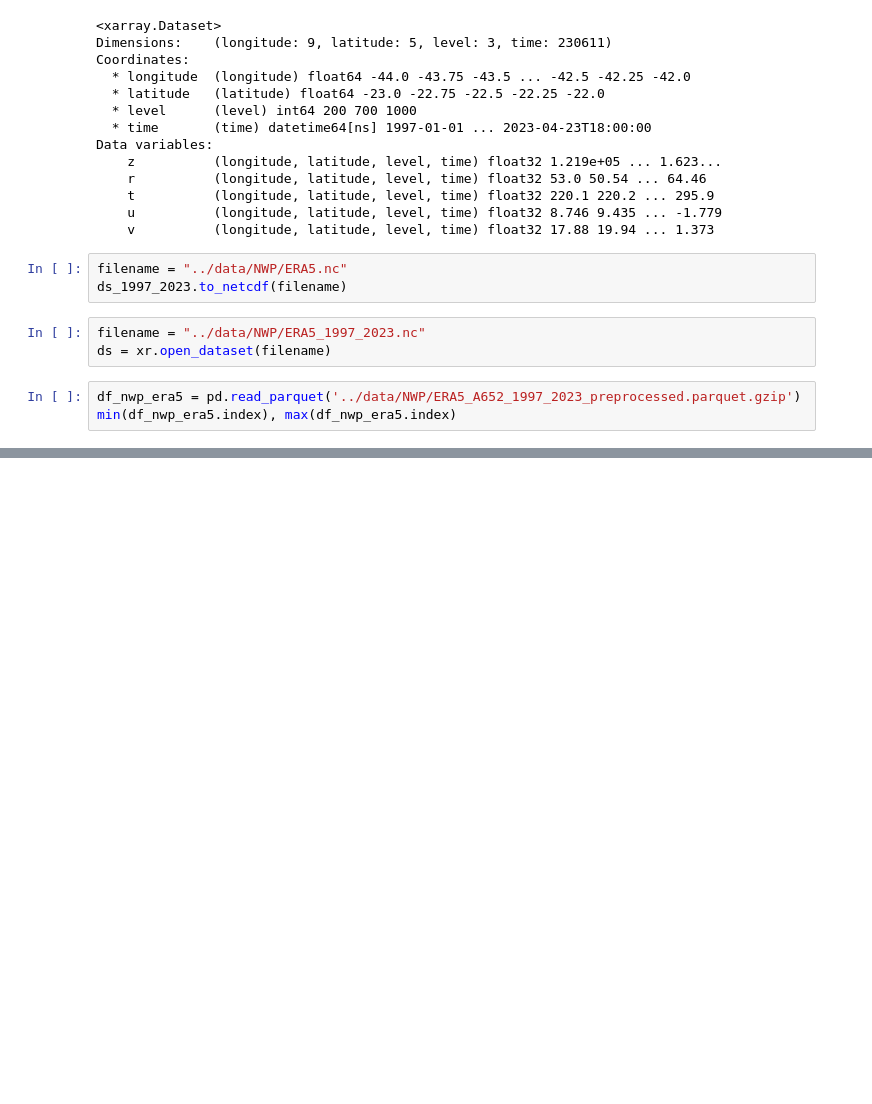
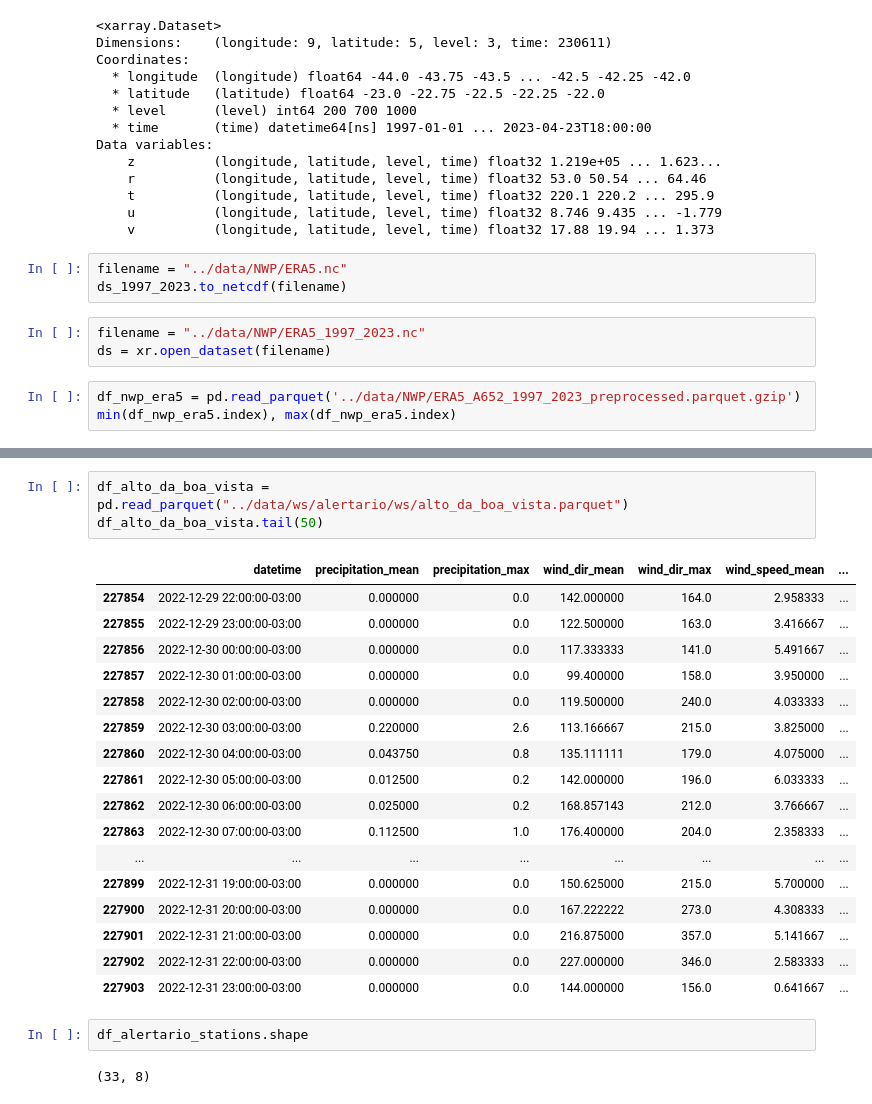
Before and after one commit to NietoCurcio/atmoseer, a Jupyter notebook: notebooks/era5.ipynb, the cells around one changed output, grey strips where cells are left out. Cells and saved outputs as stored; diff of their text form; blank space fills up the shorter version.

```diff
--- a/notebooks/era5.ipynb
+++ b/notebooks/era5.ipynb
@@ -382,0 +844,25 @@ min(df_nwp_era5.index), max(df_nwp_era5.index)
+# %%
+df_alto_da_boa_vista = pd.read_parquet("../data/ws/alertario/ws/alto_da_boa_vista.parquet")
+df_alto_da_boa_vista.tail(50)
+# %% [output]
+|  | datetime | precipitation_mean | precipitation_max | wind_dir_mean | wind_dir_max | wind_speed_mean | ... |
+| 227854 | 2022-12-29 22:00:00-03:00 | 0.000000 | 0.0 | 142.000000 | 164.0 | 2.958333 | ... |
+| 227855 | 2022-12-29 23:00:00-03:00 | 0.000000 | 0.0 | 122.500000 | 163.0 | 3.416667 | ... |
+| 227856 | 2022-12-30 00:00:00-03:00 | 0.000000 | 0.0 | 117.333333 | 141.0 | 5.491667 | ... |
+| 227857 | 2022-12-30 01:00:00-03:00 | 0.000000 | 0.0 | 99.400000 | 158.0 | 3.950000 | ... |
+| 227858 | 2022-12-30 02:00:00-03:00 | 0.000000 | 0.0 | 119.500000 | 240.0 | 4.033333 | ... |
+| 227859 | 2022-12-30 03:00:00-03:00 | 0.220000 | 2.6 | 113.166667 | 215.0 | 3.825000 | ... |
+| 227860 | 2022-12-30 04:00:00-03:00 | 0.043750 | 0.8 | 135.111111 | 179.0 | 4.075000 | ... |
+| 227861 | 2022-12-30 05:00:00-03:00 | 0.012500 | 0.2 | 142.000000 | 196.0 | 6.033333 | ... |
+| 227862 | 2022-12-30 06:00:00-03:00 | 0.025000 | 0.2 | 168.857143 | 212.0 | 3.766667 | ... |
+| 227863 | 2022-12-30 07:00:00-03:00 | 0.112500 | 1.0 | 176.400000 | 204.0 | 2.358333 | ... |
+| ... | ... | ... | ... | ... | ... | ... | ... |
+| 227899 | 2022-12-31 19:00:00-03:00 | 0.000000 | 0.0 | 150.625000 | 215.0 | 5.700000 | ... |
+| 227900 | 2022-12-31 20:00:00-03:00 | 0.000000 | 0.0 | 167.222222 | 273.0 | 4.308333 | ... |
+| 227901 | 2022-12-31 21:00:00-03:00 | 0.000000 | 0.0 | 216.875000 | 357.0 | 5.141667 | ... |
+| 227902 | 2022-12-31 22:00:00-03:00 | 0.000000 | 0.0 | 227.000000 | 346.0 | 2.583333 | ... |
+| 227903 | 2022-12-31 23:00:00-03:00 | 0.000000 | 0.0 | 144.000000 | 156.0 | 0.641667 | ... |
+# %%
+df_alertario_stations.shape
+# %% [output]
+(33, 8)
```
Also changed, not shown: parts of 46 cells of this notebook, 4 other files.
